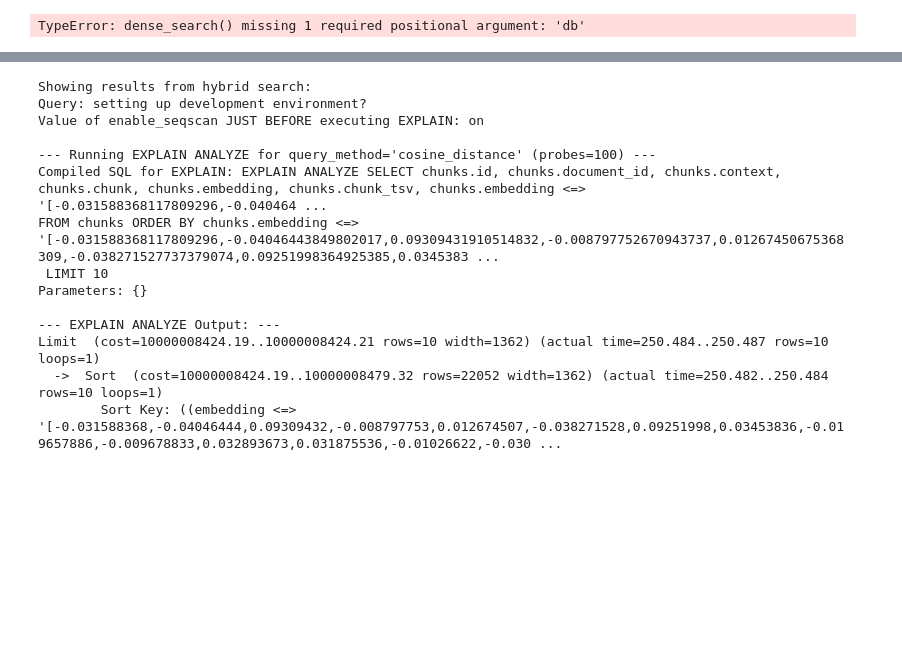
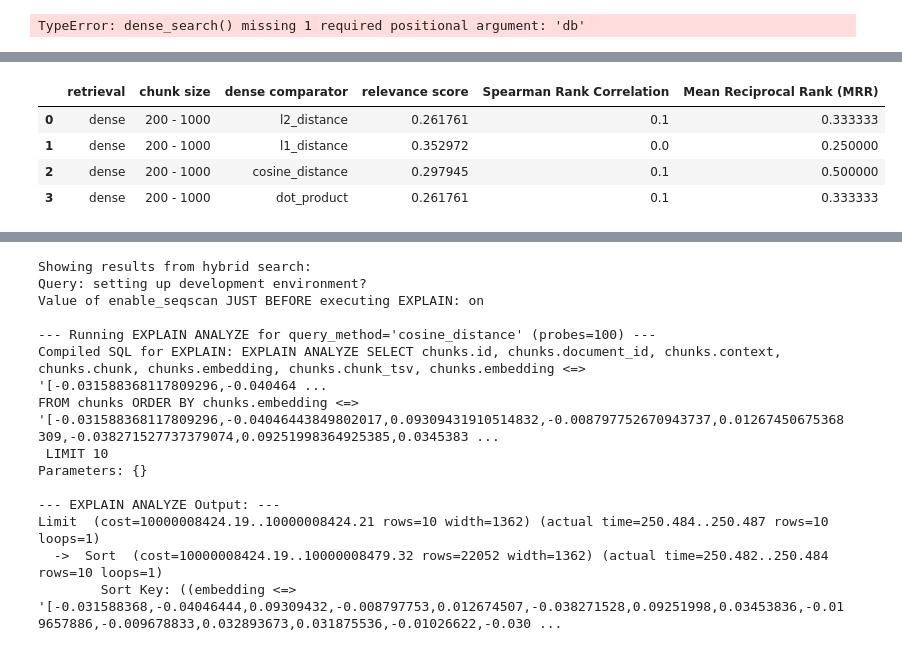
Before and after one commit to LaurensBronsveld/ChatbotExperiment, a Jupyter notebook: journals/rag_testing.ipynb, the cells around one changed output, grey strips where cells are left out. Cells and saved outputs as stored; diff of their text form; code cells hidden in the pictures; blank space fills up the shorter version.

```diff
--- a/journals/rag_testing.ipynb
+++ b/journals/rag_testing.ipynb
@@ -509,7 +346,7 @@ def dense_search(
     query: str,
     db,
     query_method: str = "cosine_distance",
-    n: int = 10
+    n: int = 3
 ) -> list[dict]:
     """
     Performs dense vector similarity search using OpenAI embeddings and pgvector.
@@ -569,7 +406,7 @@ def dense_search(
         return []
 
 
-def sparse_search(query: str, db, n: int = 10) -> list[dict]:
+def sparse_search(query: str, db, n: int = 3) -> list[dict]:
     """
     Performs sparse full-text search using PostgreSQL's tsvector and ts_rank_cd.
 
@@ -604,7 +441,7 @@ def sparse_search(query: str, db, n: int = 10) -> list[dict]:
 
 
 
-def hybrid_search(query: str, db, dense_comparator: str = "cosine_distance", alpha: float = 0.5, n: int = 10):
+def hybrid_search(query: str, db, dense_comparator: str = "cosine_distance", alpha: float = 0.5, n: int = 3):
     """
     Performs a hybrid search combining dense and sparse retrieval methods.
 
@@ -654,7 +491,7 @@ def hybrid_search(query: str, db, dense_comparator: str = "cosine_distance", alp
     # Return top-N results
     return sorted_results
 # %%
-def evaluate_search(query: str, db, retrieval: str = "dense", dense_comparator: str = "cosine_distance", n: int = 10):
+def evaluate_search(query: str, db, retrieval: str = "dense", dense_comparator: str = "cosine_distance", n: int = 3):
     #initialise Cohere reranker
     co = cohere.Client(os.environ.get("COHERE_API_KEY"))
     docs = []
@@ -663,11 +500,11 @@ def evaluate_search(query: str, db, retrieval: str = "dense", dense_comparator:
 
     #perform search
     if retrieval.lower() == "dense":
-        query_results = dense_search(query, db, dense_comparator)
+        query_results = dense_search(query, db, dense_comparator, n)
     elif retrieval.lower() == "sparse":
-        query_results = sparse_search(query, db)
+        query_results = sparse_search(query, db, n)
     elif retrieval.lower() == "hybrid":
-        query_results = hybrid_search(query, db, dense_comparator)
+        query_results = hybrid_search(query, db, dense_comparator, n)
     else:
         raise ValueError("Invalid retrieval method. Choose 'dense', 'sparse', or 'hybrid'.")
 
@@ -694,4 +531,5 @@ df_hybrid = pd.DataFrame(columns=["retrieval", "embedding_model", "chunk_size",
 # %%
+import time
 def test_pipeline(
         df: pd.DataFrame,
         create_db: bool = False,
@@ -705,14 +543,8 @@ def test_pipeline(
 
     db = sessionLocal()
     test_queries = [
-    "setting up development environment?",
-    "necessary software?",
-    "Paid Time Off (PTO)",
-    "How do I request time off",
-    "Sick leave",
-    "meal expanses limit",
-    "set up meeting",
-    "gitlabs coding standards"]
+    "setting up development environment?"
+    ]
     # test_queries = [
     # "setting up development environment?"
     # ]
@@ -723,7 +555,7 @@ def test_pipeline(
     print(f"Showing results from {retrieval} search:")
 
     for query in test_queries:
-        metrics = evaluate_search(query, db, retrieval, dense_comparator)
+        metrics = evaluate_search(query, db, retrieval, dense_comparator, 5)
         new_row = {
             "retrieval": retrieval,
             "embedding_model": embed_model,
@@ -735,6 +567,7 @@ def test_pipeline(
             "Mean Reciprocal Rank (MRR)": metrics["Mean Reciprocal Rank (MRR)"]
 }
         df.loc[len(df)] = new_row
+        time.sleep(5)
 
     db.close()
 
@@ -766,0 +653,11 @@ Average Normalised Score: 0.4760
+# %%
+param_grid = {
+    "retrieval": ["dense"],
+    "dense_comparator": ["l2_distance", "l1_distance", "cosine_distance", "dot_product"],
+}
+summary_comparators = run_multiple_test_configs(param_grid)
+
+param_grid2 = {
+    "retrieval": ["dense", "sparse", "hybrid"],
+}
+summary_retrieval = run_multiple_test_configs(param_grid2)
@@ -766,0 +682,8 @@ Average Normalised Score: 0.4760
+# %%
+summary_comparators
+# %% [output]
+|  | retrieval | chunk size | dense comparator | relevance score | Spearman Rank Correlation | Mean Reciprocal Rank (MRR) |
+| 0 | dense | 200 - 1000 | l2_distance | 0.261761 | 0.1 | 0.333333 |
+| 1 | dense | 200 - 1000 | l1_distance | 0.352972 | 0.0 | 0.250000 |
+| 2 | dense | 200 - 1000 | cosine_distance | 0.297945 | 0.1 | 0.500000 |
+| 3 | dense | 200 - 1000 | dot_product | 0.261761 | 0.1 | 0.333333 |
```
Also changed, not shown: parts of 13 cells of this notebook, 14 other files.
